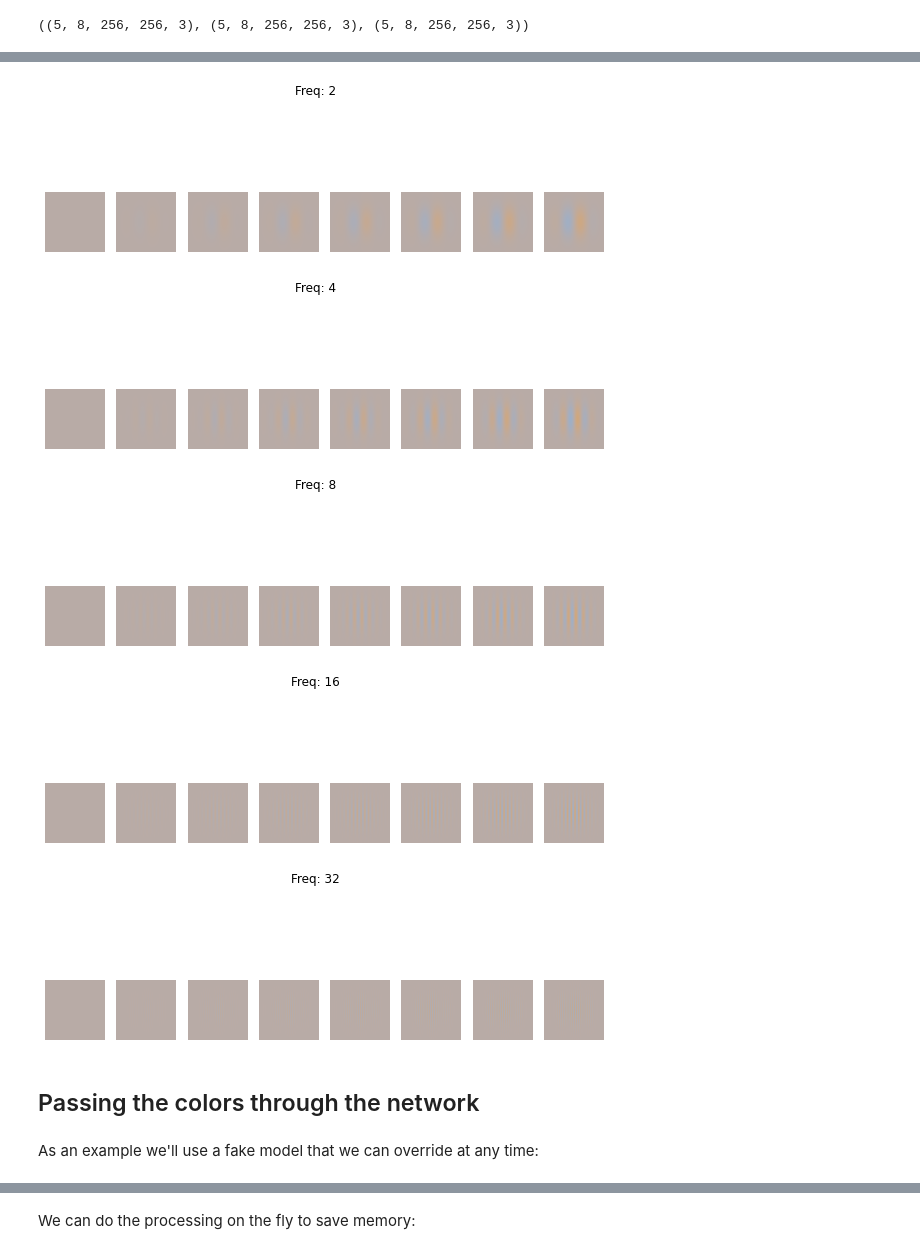
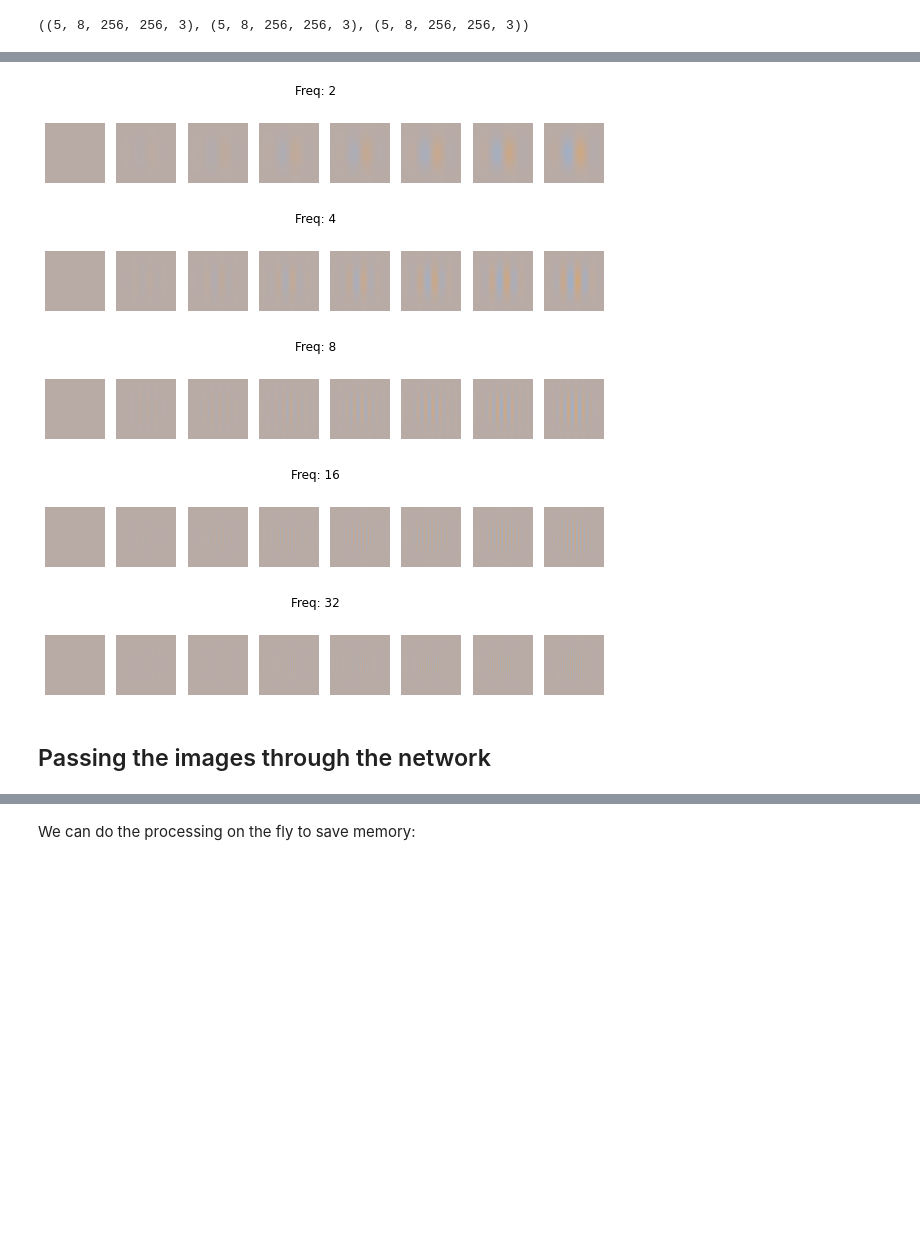
Before and after one commit to Jorgvt/PerceptualTests, a Jupyter notebook: Experiments/gabor_color_load_perceptnet.ipynb, the cells around one changed output, grey strips where cells are left out. Drawn from its saved outputs; the diff is of its cells as text; code cells hidden in the pictures; blank space fills up the shorter version.

```diff
--- a/Experiments/gabor_color_load_perceptnet.ipynb
+++ b/Experiments/gabor_color_load_perceptnet.ipynb
@@ -50,6 +54,6 @@ We can plot the data to make sure everything is correct:
 # %%
 for i in range(len(freqs)):
-    fig, ax = plt.subplots(1, 8, figsize=(10,4))
+    fig, ax = plt.subplots(1, 8, figsize=(10,2))
     for j,img in enumerate(gabor_achromatic[i]):
         ax[j].imshow(img)
         ax[j].axis('off')
@@ -64,6 +70,6 @@ for i in range(len(freqs)):
 # %%
 for i in range(len(freqs)):
-    fig, ax = plt.subplots(1, 8, figsize=(10,4))
+    fig, ax = plt.subplots(1, 8, figsize=(10,2))
     for j,img in enumerate(gabor_rg[i]):
         ax[j].imshow(img)
         ax[j].axis('off')
@@ -78,21 +86,19 @@ for i in range(len(freqs)):
 # %%
 for i in range(len(freqs)):
-    fig, ax = plt.subplots(1, 8, figsize=(10,4))
+    fig, ax = plt.subplots(1, 8, figsize=(10,2))
     for j,img in enumerate(gabor_yb[i]):
         ax[j].imshow(img)
         ax[j].axis('off')
     plt.suptitle(f'Freq: {freqs[i]}')
     plt.show()
 # %% [output]
-[figure, old version]
+[figure, new version]
-[figure, old version]
+[figure, new version]
-[figure, old version]
+[figure, new version]
-[figure, old version]
+[figure, new version]
-[figure, old version]
+[figure, new version]
 # %% [markdown]
-## Passing the colors through the network
+## Passing the images through the network
-# %% [markdown]
-As an example we'll use a fake model that we can override at any time:
 # %%
 weights_path = get_file(fname='perceptnet_rgb.h5',
                         origin='https://github.com/Jorgvt/perceptnet/releases/download/Weights/final_model_rgb.h5')
```
Also changed, not shown: parts of 15 cells of this notebook.
